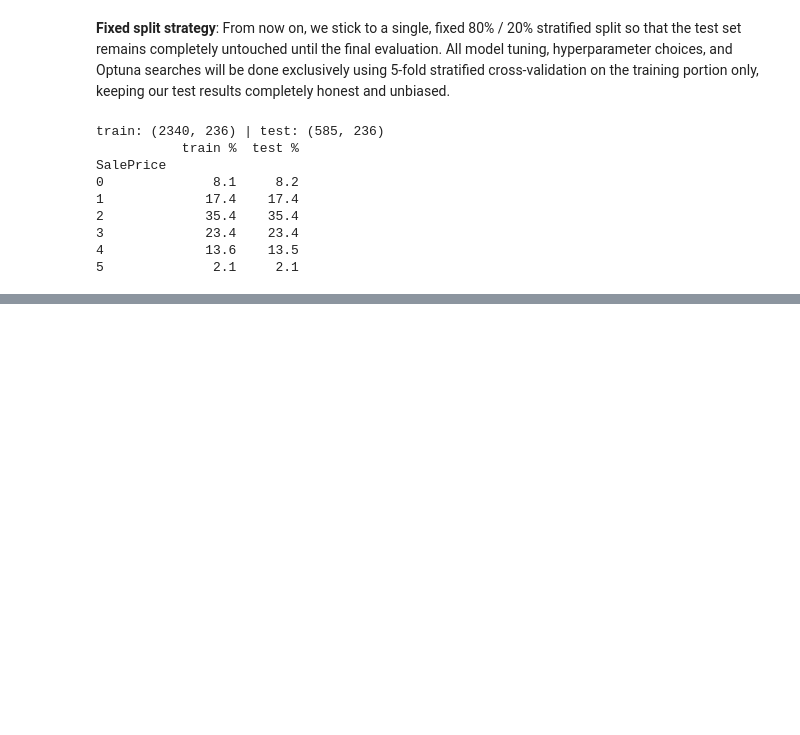
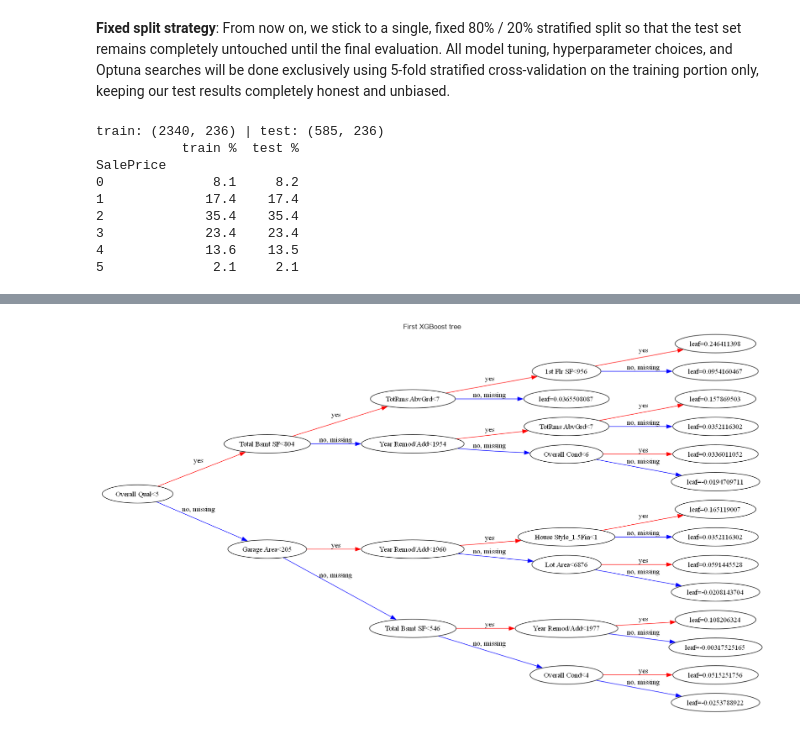
Before and after one commit to biancaholobica/ML, a Jupyter notebook: L2/L2.ipynb, the cells around one changed output, grey strips where cells are left out. Drawn from its saved outputs; the diff is of its cells as text; code cells hidden in the pictures; blank space fills up the shorter version.

Commit message:
XGBoost Part 4 and 5

```diff
--- a/L2/L2.ipynb
+++ b/L2/L2.ipynb
@@ -298,0 +351,26 @@ SalePrice
+# %%
+
+# 2. Antrenare cu Early Stopping
+
+EARLY_PARAMS = {
+    **BASE_PARAMS,
+    "n_estimators": 1000,
+    "learning_rate": 0.05,
+    "max_depth": 4,
+    "early_stopping_rounds": 30,
+    "eval_metric": "mlogloss"
+}
+
+# Cream modelul direct, fara functia fit_model() a colegei
+model = xgb.XGBClassifier(**EARLY_PARAMS)
+
+# Antrenam modelul cu setul de validare
+model.fit(
+    X_fit,
+    y_fit,
+    eval_set=[(X_val, y_val)],
+    verbose=False
+)
+
+print("Best iteration:", model.best_iteration)
+print("Best validation score:", model.best_score)
@@ -298,0 +400,14 @@ SalePrice
+# %%
+fig, ax = plt.subplots(figsize=(24, 12))
+
+xgb.plot_tree(
+    model,
+    num_trees=0,
+    rankdir="LR",
+    ax=ax
+)
+
+plt.title("First XGBoost tree")
+plt.show()
+# %% [output]
+[figure, added]
```
Also changed, not shown: parts of 23 cells of this notebook, 1 other file.
